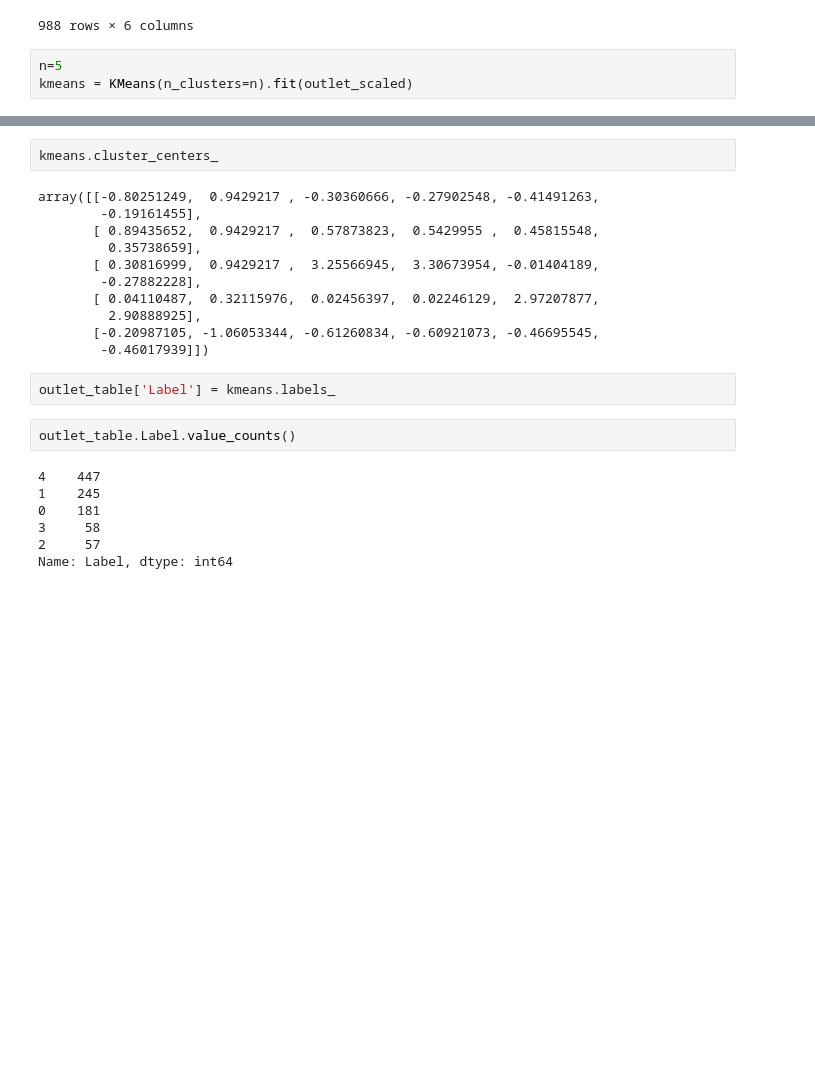
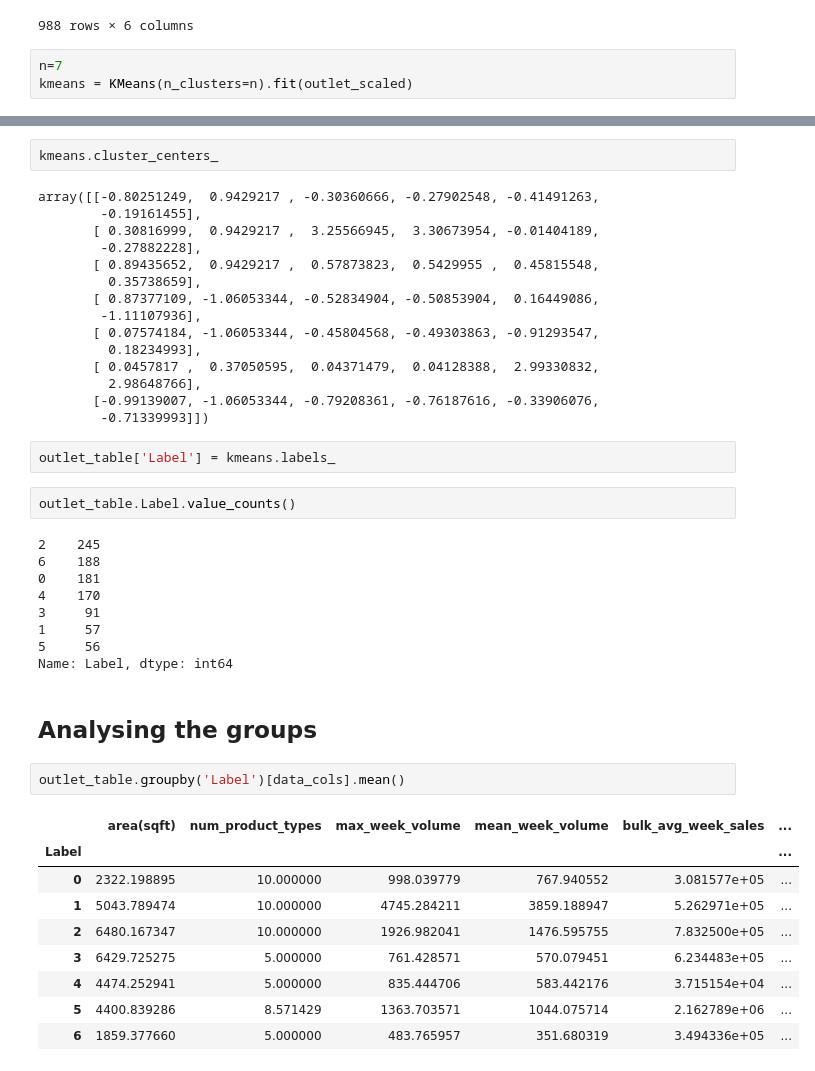
Before and after one commit to navindu-ds/DataStorm-4, a Jupyter notebook: Semifinal Round/semifinals-notebook.ipynb, the cells around one changed output, grey strips where cells are left out. Cells and saved outputs as stored; diff of their text form; blank space fills up the shorter version.

Commit message:
analysis-groups

```diff
--- a/Semifinal Round/semifinals-notebook.ipynb
+++ b/Semifinal Round/semifinals-notebook.ipynb
@@ -677,7 +677,7 @@ outlet_scaled
 | 987 | -0.305935 | 0.942922 | -0.350187 | -0.363194 | -0.443143 | ... |
 988 rows × 6 columns
 # %%
-n=5
+n=7
 kmeans = KMeans(n_clusters=n).fit(outlet_scaled)
 # %%
 kmeans.labels_
@@ -704,22 +704,42 @@ kmeans.cluster_centers_
 # %% [output]
 array([[-0.80251249,  0.9429217 , -0.30360666, -0.27902548, -0.41491263,
         -0.19161455],
+       [ 0.30816999,  0.9429217 ,  3.25566945,  3.30673954, -0.01404189,
+        -0.27882228],
        [ 0.89435652,  0.9429217 ,  0.57873823,  0.5429955 ,  0.45815548,
          0.35738659],
-       [ 0.30816999,  0.9429217 ,  3.25566945,  3.30673954, -0.01404189,
-        -0.27882228],
-       [ 0.04110487,  0.32115976,  0.02456397,  0.02246129,  2.97207877,
-         2.90888925],
-       [-0.20987105, -1.06053344, -0.61260834, -0.60921073, -0.46695545,
-        -0.46017939]])
+       [ 0.87377109, -1.06053344, -0.52834904, -0.50853904,  0.16449086,
+        -1.11107936],
+       [ 0.07574184, -1.06053344, -0.45804568, -0.49303863, -0.91293547,
+         0.18234993],
+       [ 0.0457817 ,  0.37050595,  0.04371479,  0.04128388,  2.99330832,
+         2.98648766],
+       [-0.99139007, -1.06053344, -0.79208361, -0.76187616, -0.33906076,
+        -0.71339993]])
 # %%
 outlet_table['Label'] = kmeans.labels_
 # %%
 outlet_table.Label.value_counts()
 # %% [output]
-4    447
-1    245
+2    245
+6    188
 0    181
-3     58
-2     57
+4    170
+3     91
+1     57
+5     56
 Name: Label, dtype: int64
+# %% [markdown]
+## Analysing the groups
+# %%
+outlet_table.groupby('Label')[data_cols].mean()
+# %% [output]
+|  | area(sqft) | num_product_types | max_week_volume | mean_week_volume | bulk_avg_week_sales | ... |
+| Label |  |  |  |  |  | ... |
+| 0 | 2322.198895 | 10.000000 | 998.039779 | 767.940552 | 3.081577e+05 | ... |
+| 1 | 5043.789474 | 10.000000 | 4745.284211 | 3859.188947 | 5.262971e+05 | ... |
+| 2 | 6480.167347 | 10.000000 | 1926.982041 | 1476.595755 | 7.832500e+05 | ... |
+| 3 | 6429.725275 | 5.000000 | 761.428571 | 570.079451 | 6.234483e+05 | ... |
+| 4 | 4474.252941 | 5.000000 | 835.444706 | 583.442176 | 3.715154e+04 | ... |
+| 5 | 4400.839286 | 8.571429 | 1363.703571 | 1044.075714 | 2.162789e+06 | ... |
+| 6 | 1859.377660 | 5.000000 | 483.765957 | 351.680319 | 3.494336e+05 | ... |
```
Also changed, not shown: parts of 1 cell of this notebook.
